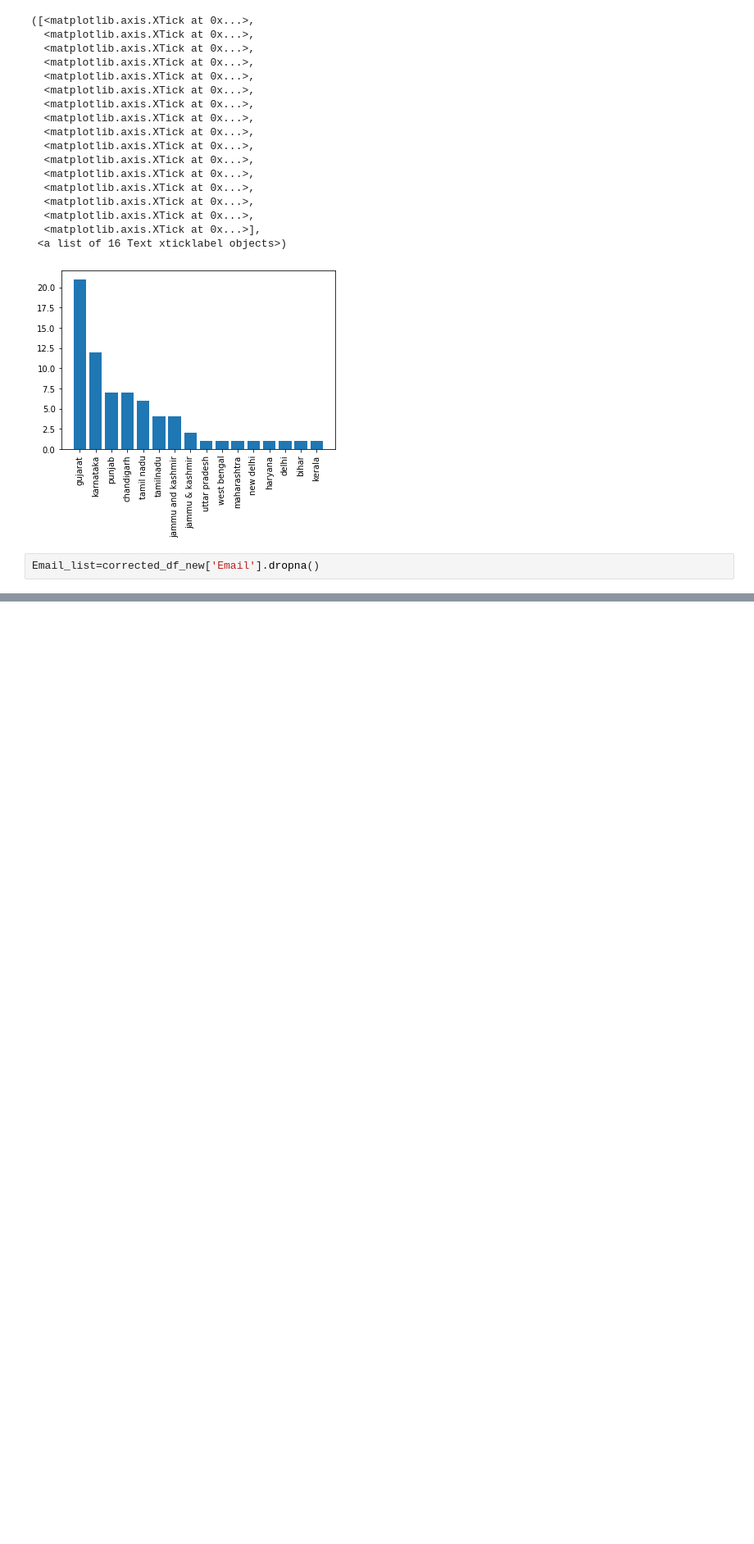
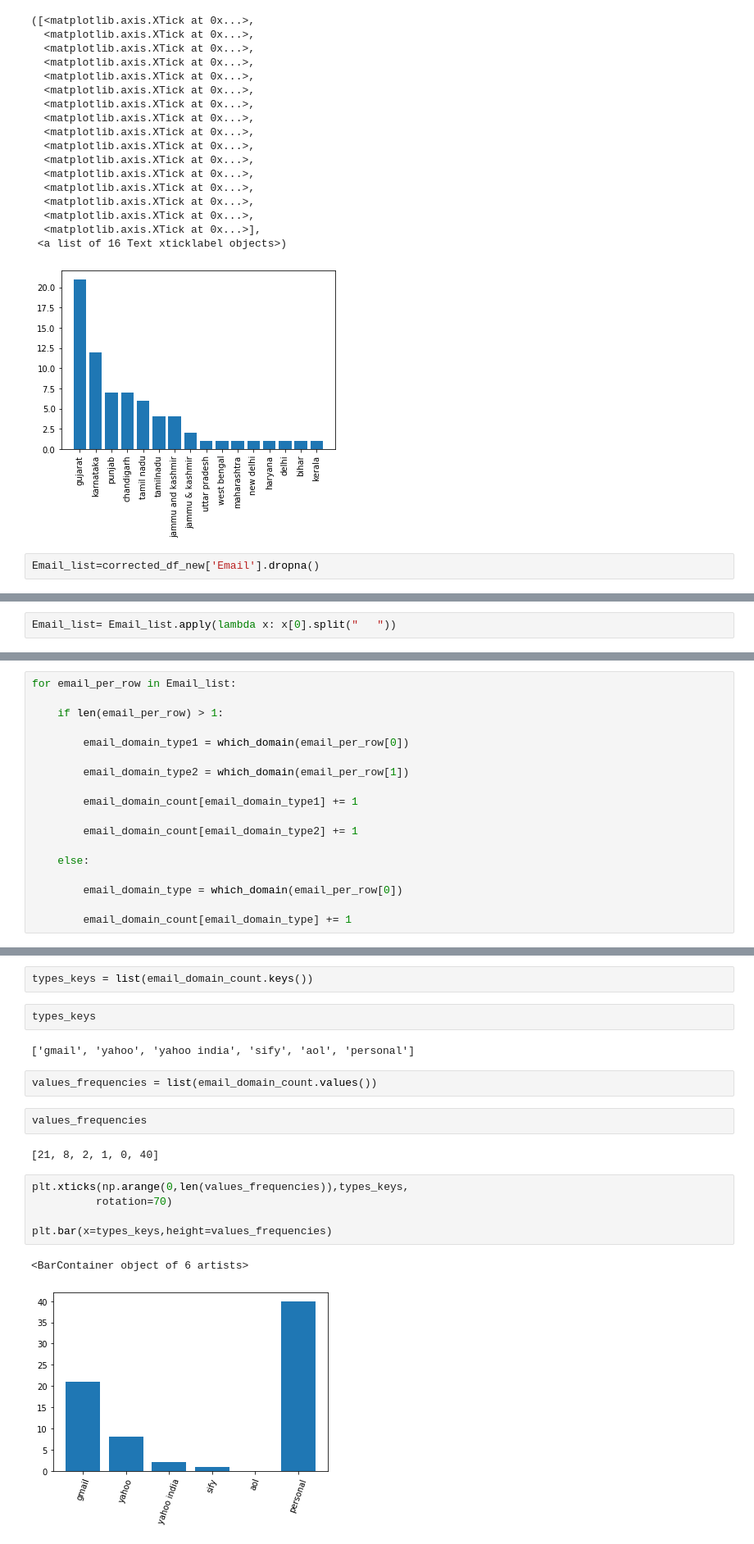
Before and after one commit to mohnishsachdeva/python, a Jupyter notebook: assignment_1 DataSet_Pandas.ipynb, the cells around one changed output, grey strips where cells are left out. Shown: that part at 82% size. Cells and saved outputs as stored; diff of their text form; blank space fills up the shorter version.

```diff
--- a/assignment_1 DataSet_Pandas.ipynb
+++ b/assignment_1 DataSet_Pandas.ipynb
@@ -192,0 +219,2 @@ email_domain_count
+# %%
+Email_list= Email_list.apply(lambda x: x[0].split("   "))
@@ -192,0 +236,18 @@ email_domain_count
+# %%
+for email_per_row in Email_list:
+
+    if len(email_per_row) > 1:
+
+        email_domain_type1 = which_domain(email_per_row[0])
+
+        email_domain_type2 = which_domain(email_per_row[1])
+
+        email_domain_count[email_domain_type1] += 1
+
+        email_domain_count[email_domain_type2] += 1
+
+    else:
+
+        email_domain_type = which_domain(email_per_row[0])
+
+        email_domain_count[email_domain_type] += 1
@@ -192,0 +263,20 @@ email_domain_count
+# %%
+types_keys = list(email_domain_count.keys())
+# %%
+types_keys
+# %% [output]
+['gmail', 'yahoo', 'yahoo india', 'sify', 'aol', 'personal']
+# %%
+values_frequencies = list(email_domain_count.values())
+# %%
+values_frequencies
+# %% [output]
+[21, 8, 2, 1, 0, 40]
+# %%
+plt.xticks(np.arange(0,len(values_frequencies)),types_keys,
+          rotation=70)
+
+plt.bar(x=types_keys,height=values_frequencies)
+# %% [output]
+<BarContainer object of 6 artists>
+[figure, added]
```
Also changed, not shown: parts of 9 cells of this notebook.
